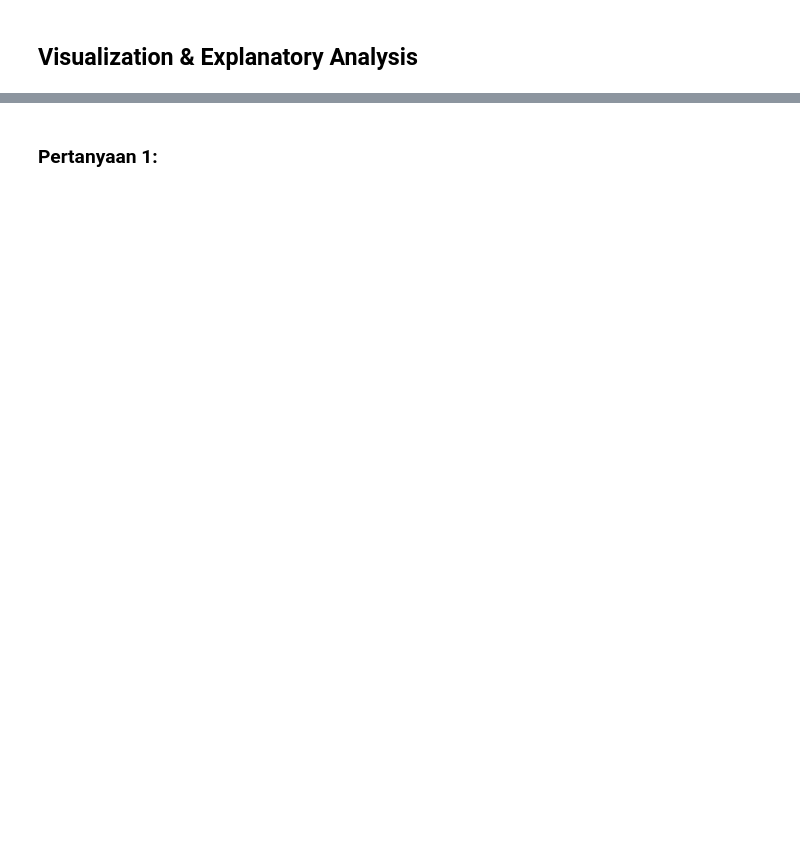
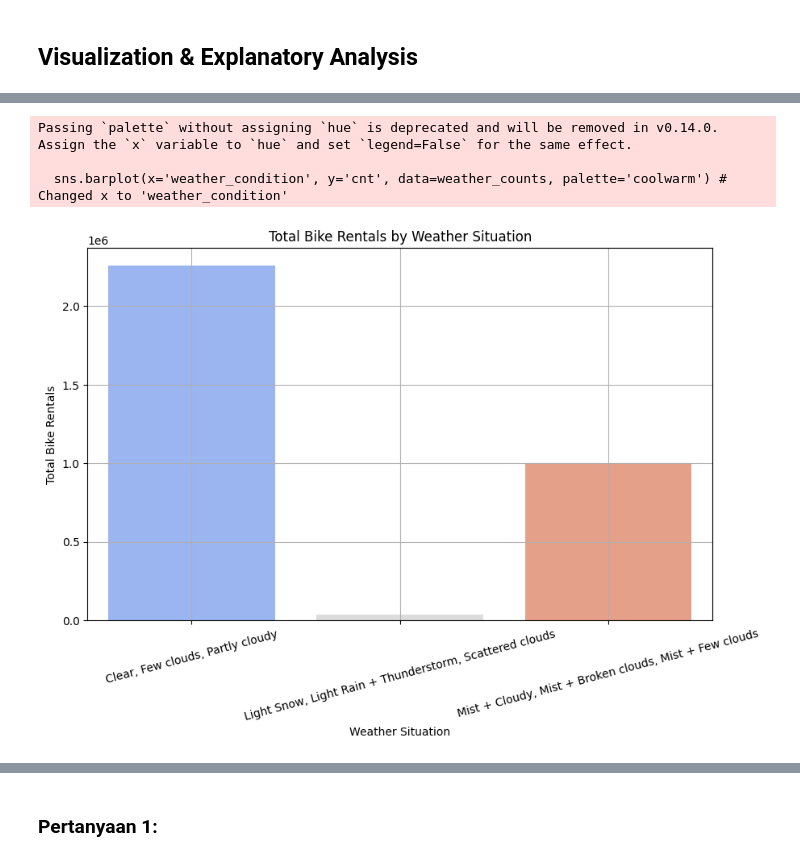
Before and after one commit to Adindashyfa/proyek_data_analis, a Jupyter notebook: Proyek_Analisis_Data.ipynb, the cells around one changed output, grey strips where cells are left out. Saved outputs shown, nothing was run; the diff lists cells and outputs as text; code cells hidden in the pictures; blank space fills up the shorter version.

```diff
--- a/Proyek_Analisis_Data.ipynb
+++ b/Proyek_Analisis_Data.ipynb
@@ -42,0 +174,16 @@
+# %%
+# Mapping 'weathersit' to descriptive labels for easier interpretation
+weather_mapping = {
+    1: 'Clear, Few clouds, Partly cloudy',
+    2: 'Mist + Cloudy, Mist + Broken clouds, Mist + Few clouds',
+    3: 'Light Snow, Light Rain + Thunderstorm, Scattered clouds',
+    4: 'Heavy Rain + Ice Pellets, Thunderstorm + Mist, Snow + Fog'
+}
+data['weather_condition'] = data['weathersit'].map(weather_mapping)
+
+# Calculating total bike rentals per weather condition
+weather_counts = data.groupby('weather_condition')['cnt'].sum().reset_index()
+
+# Display the total rentals by weather situation
+print("Total Rentals by Weather Situation:")
+print(weather_counts)
@@ -44,0 +260,16 @@
+# %%
+# Visualizing the total number of rentals by weather situation
+plt.figure(figsize=(10, 6))
+sns.barplot(x='weather_condition', y='cnt', data=weather_counts, palette='coolwarm') # Changed x to 'weather_condition'
+
+plt.title('Total Bike Rentals by Weather Situation')
+plt.xlabel('Weather Situation')
+plt.ylabel('Total Bike Rentals')
+plt.xticks(rotation=15)  # Rotate x-ticks for better visibility
+plt.grid(True)
+plt.show()
+# %% [output]
+Passing `palette` without assigning `hue` is deprecated and will be removed in v0.14.0. Assign the `x` variable to `hue` and set `legend=False` for the same effect.
+
+  sns.barplot(x='weather_condition', y='cnt', data=weather_counts, palette='coolwarm') # Changed x to 'weather_condition'
+[figure, added]
```
Also changed, not shown: parts of 37 cells of this notebook.
